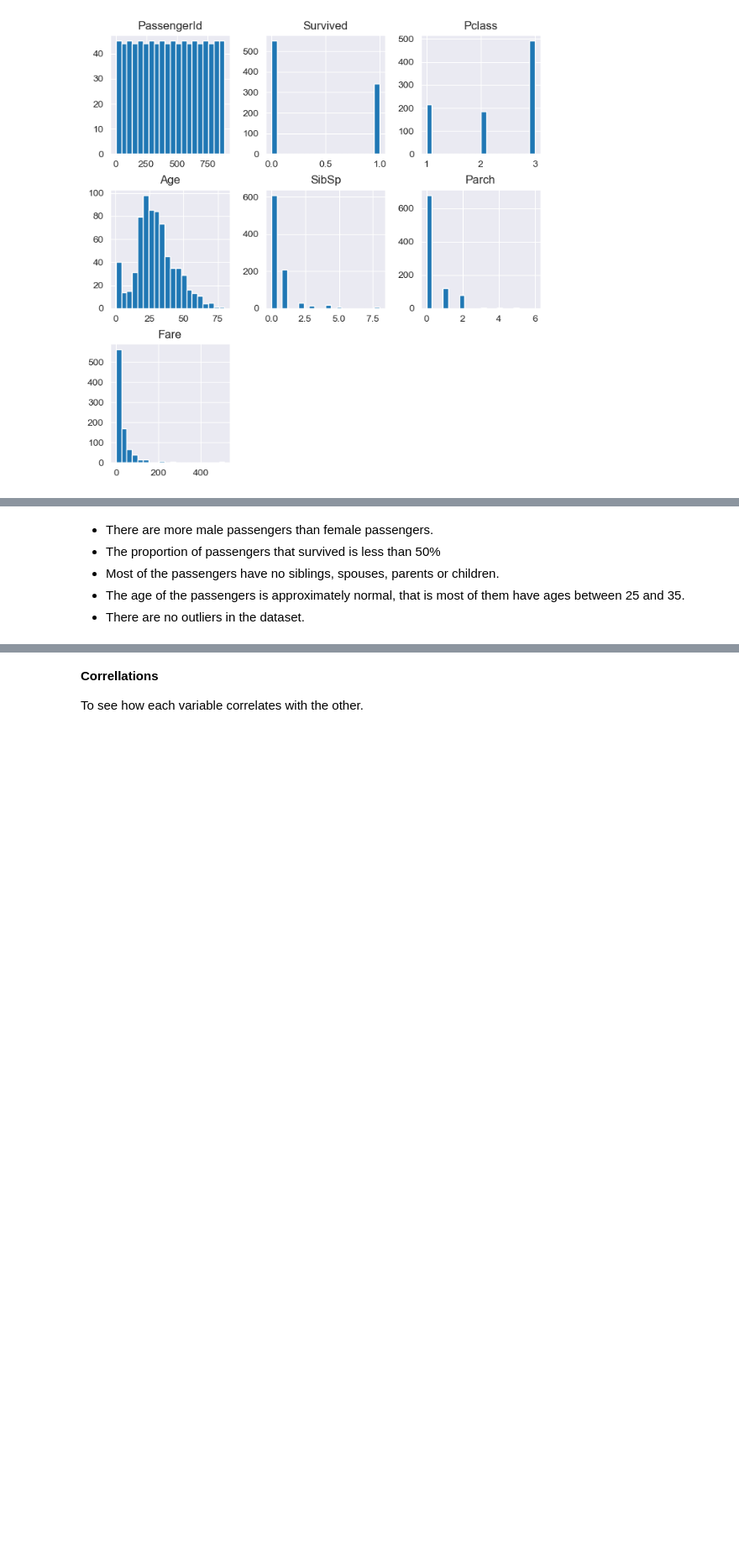
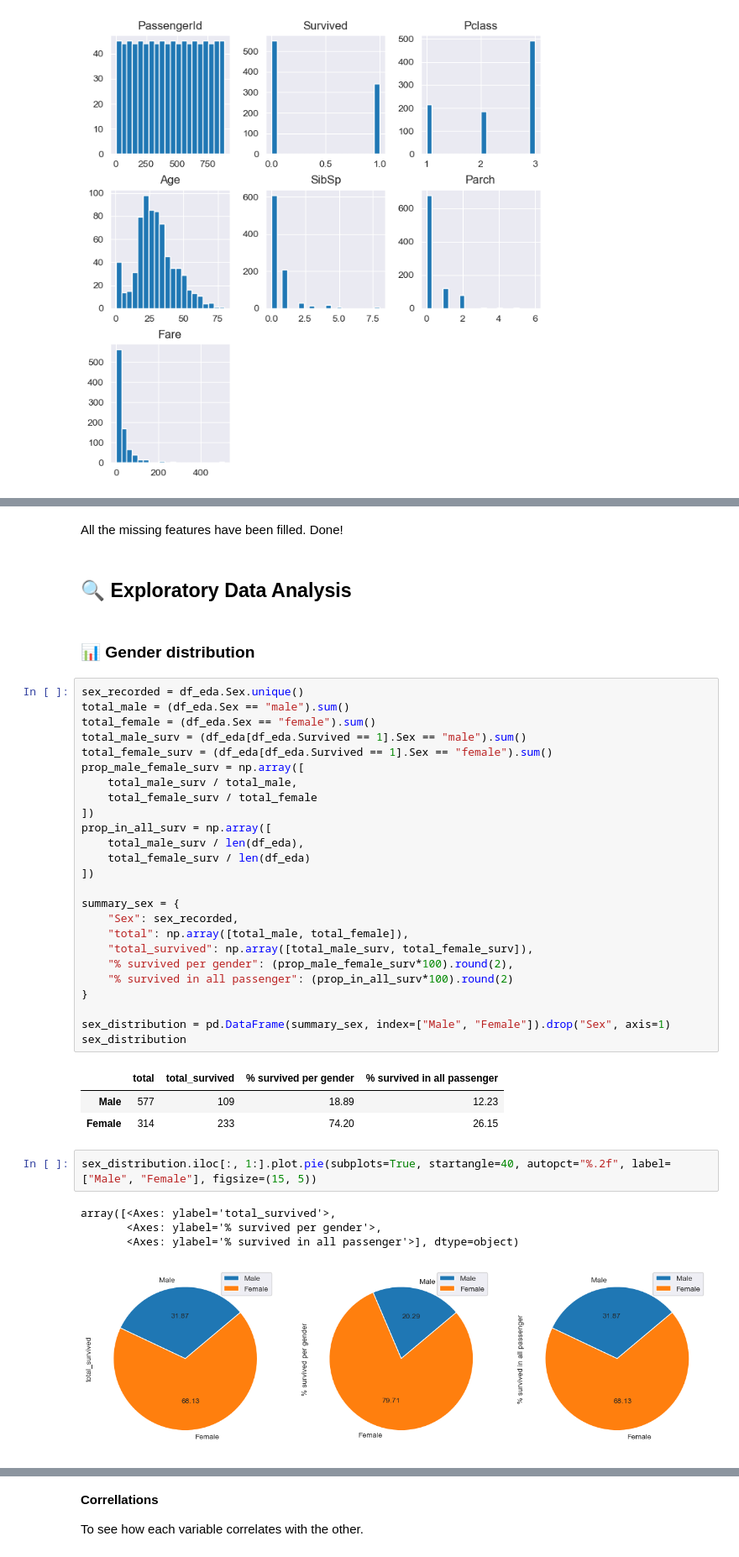
Before and after one commit to muyiwa-obadara/CODSOFT, a Jupyter notebook: titanic/titabic.ipynb, the cells around one changed output, grey strips where cells are left out. Shown at 84% size. Cells and saved outputs as stored; diff of their text form; blank space fills up the shorter version.

```diff
--- a/titanic/titabic.ipynb
+++ b/titanic/titabic.ipynb
@@ -130,6 +148,42 @@ plt.show()
+# %% [markdown]
+All the missing features have been filled. Done!
+# %% [markdown]
+## 🔍 **Exploratory Data Analysis**
 # %% [markdown]
-- There are more male passengers than female passengers.
-- The proportion of passengers that survived is less than 50%
-- Most of the passengers have no siblings, spouses, parents or children.
-- The age of the passengers is approximately normal, that is most of them have ages between 25 and 35.
-- There are no outliers in the dataset.
+### 📊 Gender distribution
+# %%
+sex_recorded = df_eda.Sex.unique()
+total_male = (df_eda.Sex == "male").sum()
+total_female = (df_eda.Sex == "female").sum()
+total_male_surv = (df_eda[df_eda.Survived == 1].Sex == "male").sum()
+total_female_surv = (df_eda[df_eda.Survived == 1].Sex == "female").sum()
+prop_male_female_surv = np.array([
+    total_male_surv / total_male,
+    total_female_surv / total_female
+])
+prop_in_all_surv = np.array([
+    total_male_surv / len(df_eda),
+    total_female_surv / len(df_eda)
+])
+
+summary_sex = {
+    "Sex": sex_recorded,
+    "total": np.array([total_male, total_female]),
+    "total_survived": np.array([total_male_surv, total_female_surv]),
+    "% survived per gender": (prop_male_female_surv*100).round(2),
+    "% survived in all passenger": (prop_in_all_surv*100).round(2)
+}
+
+sex_distribution = pd.DataFrame(summary_sex, index=["Male", "Female"]).drop("Sex", axis=1)
+sex_distribution
+# %% [output]
+|  | total | total_survived | % survived per gender | % survived in all passenger |
+| Male | 577 | 109 | 18.89 | 12.23 |
+| Female | 314 | 233 | 74.20 | 26.15 |
+# %%
+sex_distribution.iloc[:, 1:].plot.pie(subplots=True, startangle=40, autopct="%.2f", label=["Male", "Female"], figsize=(15, 5))
+# %% [output]
+array([<Axes: ylabel='total_survived'>,
+       <Axes: ylabel='% survived per gender'>,
+       <Axes: ylabel='% survived in all passenger'>], dtype=object)
+[figure, added]
```
Also changed, not shown: parts of 45 cells of this notebook, 2 other files.
